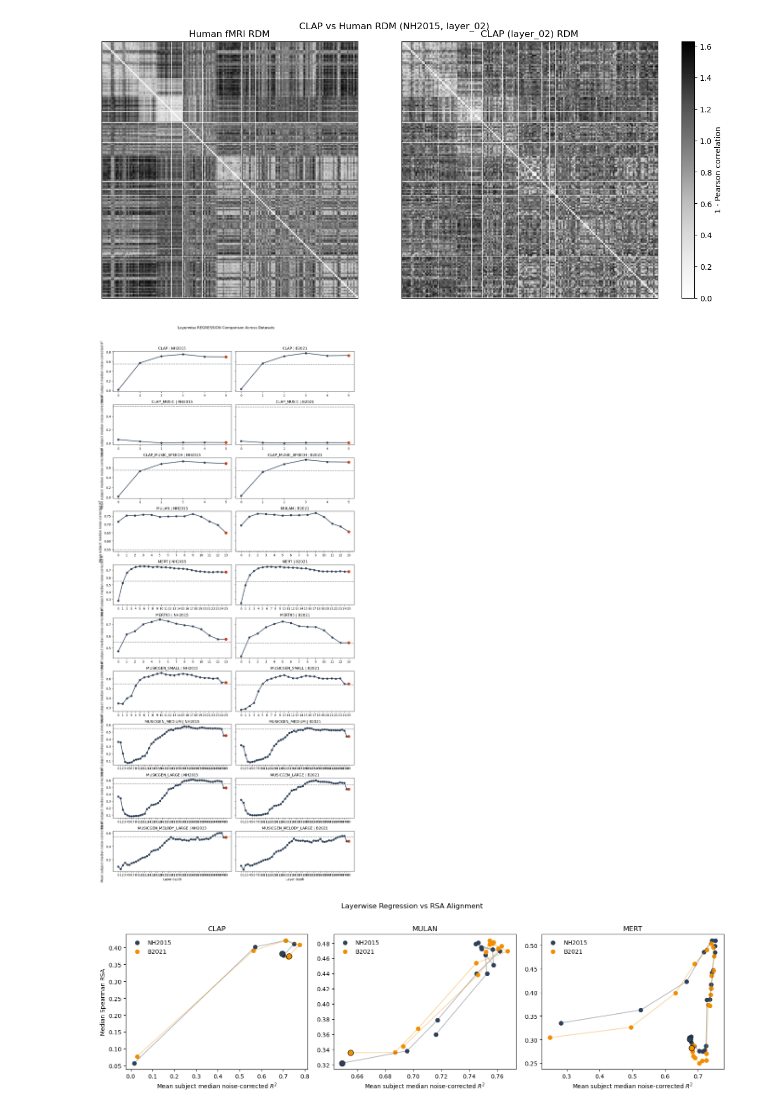
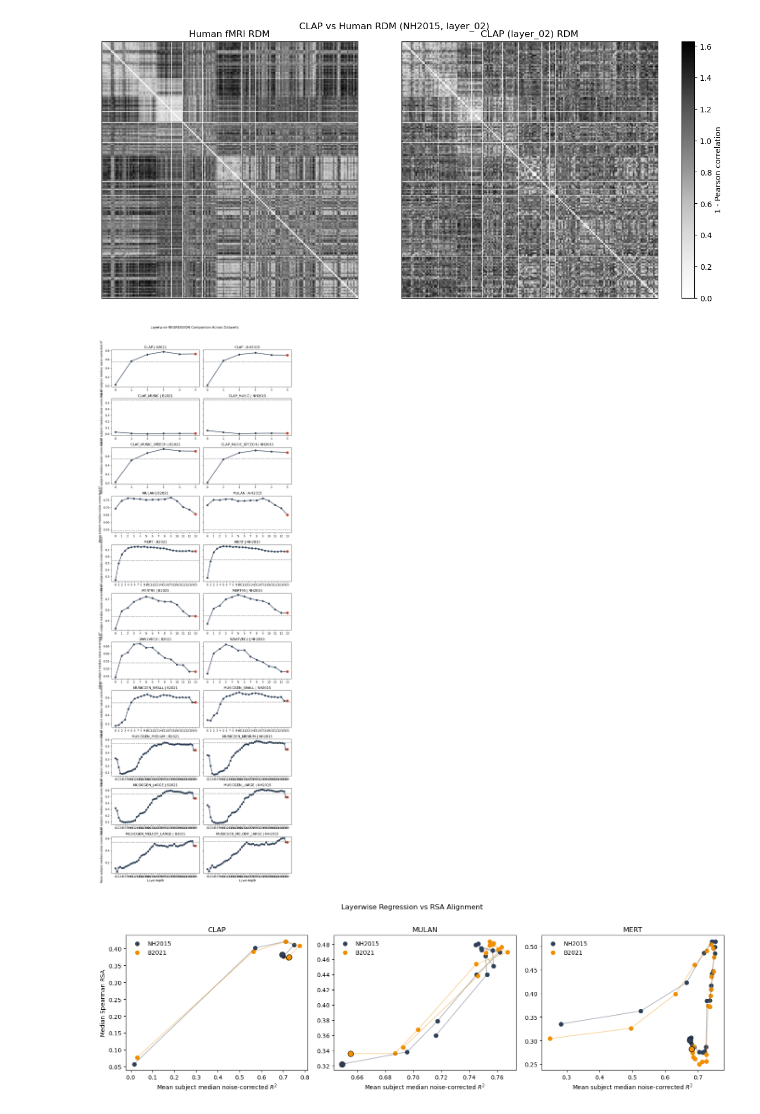
Before and after one commit to Hyunjae-Kim/music-brain-alignment, a Jupyter notebook: natural_sound_align/summary_plot.ipynb, the cells around one changed output. Drawn from its saved outputs; the diff is of its cells as text; code cells hidden in the pictures.

```diff
--- a/natural_sound_align/summary_plot.ipynb
+++ b/natural_sound_align/summary_plot.ipynb
@@ -235,43 +266,64 @@ elif mode_key == 'rsa':
 else:
     raise ValueError("comparison_mode must be either 'regression' or 'RSA'.")
 
-default_model_order = ['CLAP', 'CLAP_MUSIC', 'CLAP_MUSIC_SPEECH', 'MULAN', 'MERT', 'MERT95', 'MUSICGEN_SMALL', 'MUSICGEN_MEDIUM', 'MUSICGEN_LARGE', 'MUSICGEN_MELODY_LARGE']
+default_model_order = ['CLAP', 'CLAP_MUSIC', 'CLAP_MUSIC_SPEECH', 'MULAN', 'MERT', 'MERT95', 'WAV2VEC2', 'MUSICGEN_SMALL', 'MUSICGEN_MEDIUM', 'MUSICGEN_LARGE', 'MUSICGEN_MELODY_LARGE']
 available_models = [model for model in default_model_order if model in layerwise_table['model_name'].unique()]
 comparison_models = available_models  # replace with a custom list if you want a subset
-datasets = ['NH2015', 'B2021']
+
+if not comparison_models:
+    raise ValueError('No models available for comparison in the compiled summaries.')
+
+model_dataset_sets = []
+for model_name in comparison_models:
+    datasets_for_model = set(layerwise_table.query("model_name == @model_name")['dataset_name'].unique())
+    if datasets_for_model:
+        model_dataset_sets.append(datasets_for_model)
+
+if model_dataset_sets:
+    datasets = sorted(set.intersection(*model_dataset_sets))
+else:
+    datasets = []
+
+if not datasets:
+    datasets = sorted(layerwise_table['dataset_name'].unique())
+    print("No common datasets across selected models. Plotting all available datasets instead:", datasets)
 
 fig_height = max(10, 2.5 * len(comparison_models))
-fig, axes = plt.subplots(nrows=len(comparison_models), ncols=2, figsize=(12, fig_height), sharex=False, sharey='row', squeeze=False)
+fig_width = max(10, 4 * len(datasets))
+fig, axes = plt.subplots(nrows=len(comparison_models), ncols=len(datasets), figsize=(fig_width, fig_height), sharex=False, sharey='row', squeeze=False)
 
 for row_index, model_name in enumerate(comparison_models):
     for col_index, dataset_name in enumerate(datasets):
         ax = axes[row_index, col_index]
         layerwise = layerwise_table.query("dataset_name == @dataset_name and model_name == @model_name").sort_values('layer_depth').reset_index(drop=True).copy()
+        if layerwise.empty:
+            ax.set_axis_off()
+            continue
         if (layerwise['layer_depth'] < 0).any():
             nonfinal_depths = layerwise.loc[~layerwise['is_final'], 'layer_depth']
             fallback_depth = int(nonfinal_depths.max()) + 1 if len(nonfinal_depths) else 0
             layerwise.loc[layerwise['is_final'], 'layer_depth'] = fallback_depth
 
         ax.plot(layerwise['layer_depth'], layerwise[metric_column], marker='o', color=line_color, linewidth=2)
         final_row = layerwise.query('is_final').iloc[0]
         ax.scatter([final_row['layer_depth']], [final_row[metric_column]], color='#C73E1D', s=70, zorder=3)
 
         baseline_row = layerwise_table.query("dataset_name == @dataset_name and model_name == 'SPECTEMP'")
         if len(baseline_row):
             ax.axhline(float(baseline_row.iloc[0][metric_column]), linestyle='--', color='gray', linewidth=1.5)
 
         ax.set_title(f'{model_name} | {dataset_name}')
         ax.set_xticks(layerwise['layer_depth'])
         if row_index == len(comparison_models) - 1:
             ax.set_xlabel('Layer depth')
         if col_index == 0:
             ax.set_ylabel(y_label)
 
 fig.suptitle(f'Layerwise {comparison_mode.upper()} Comparison Across Datasets', y=1.02)
 fig.tight_layout()
 plt.show()
 # %% [output]
-[figure, old version]
+[figure, new version]
 # %%
 layer_alignment = regression_all[
     ['dataset_name', 'model_name', 'representation_name', 'layer_depth', 'is_final', 'cv_subject_mean']
```
Also changed, not shown: parts of 3 cells of this notebook, 53 other files.
